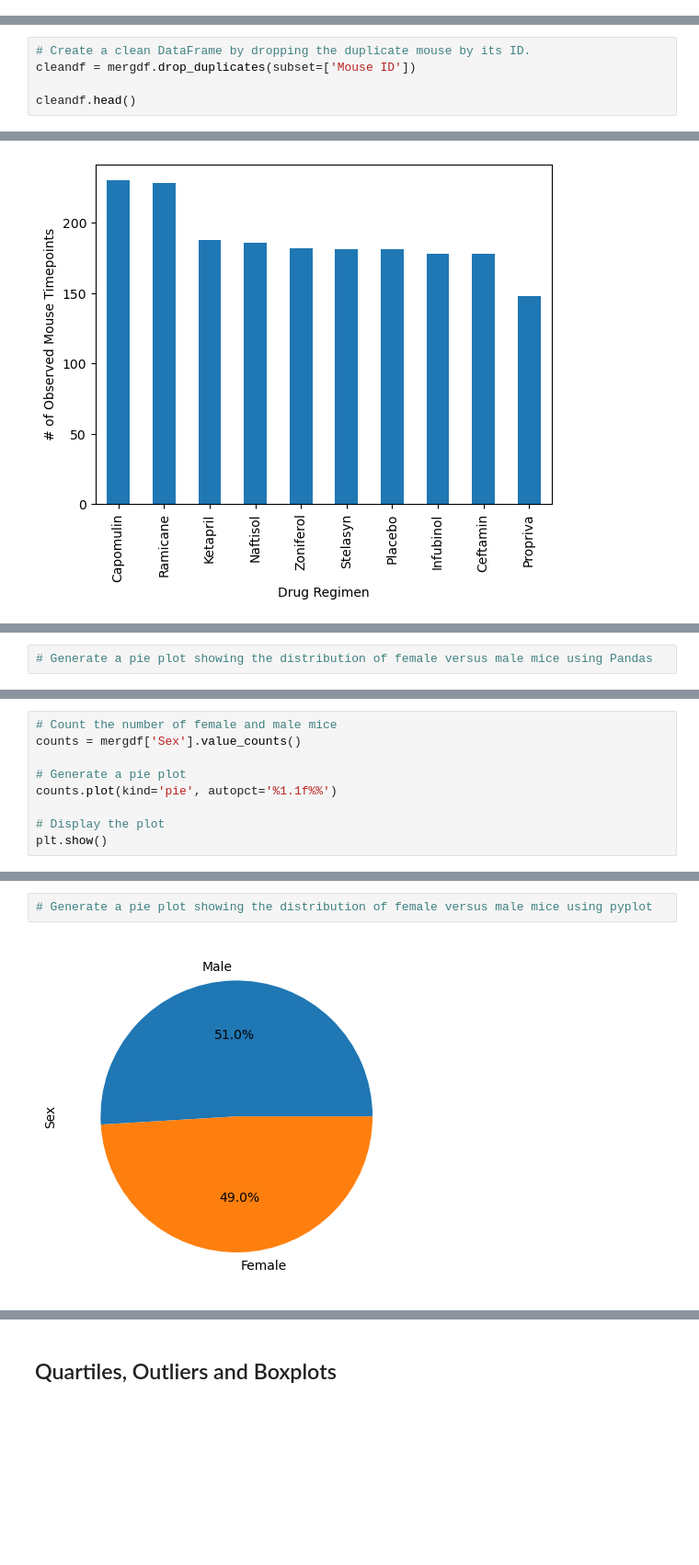
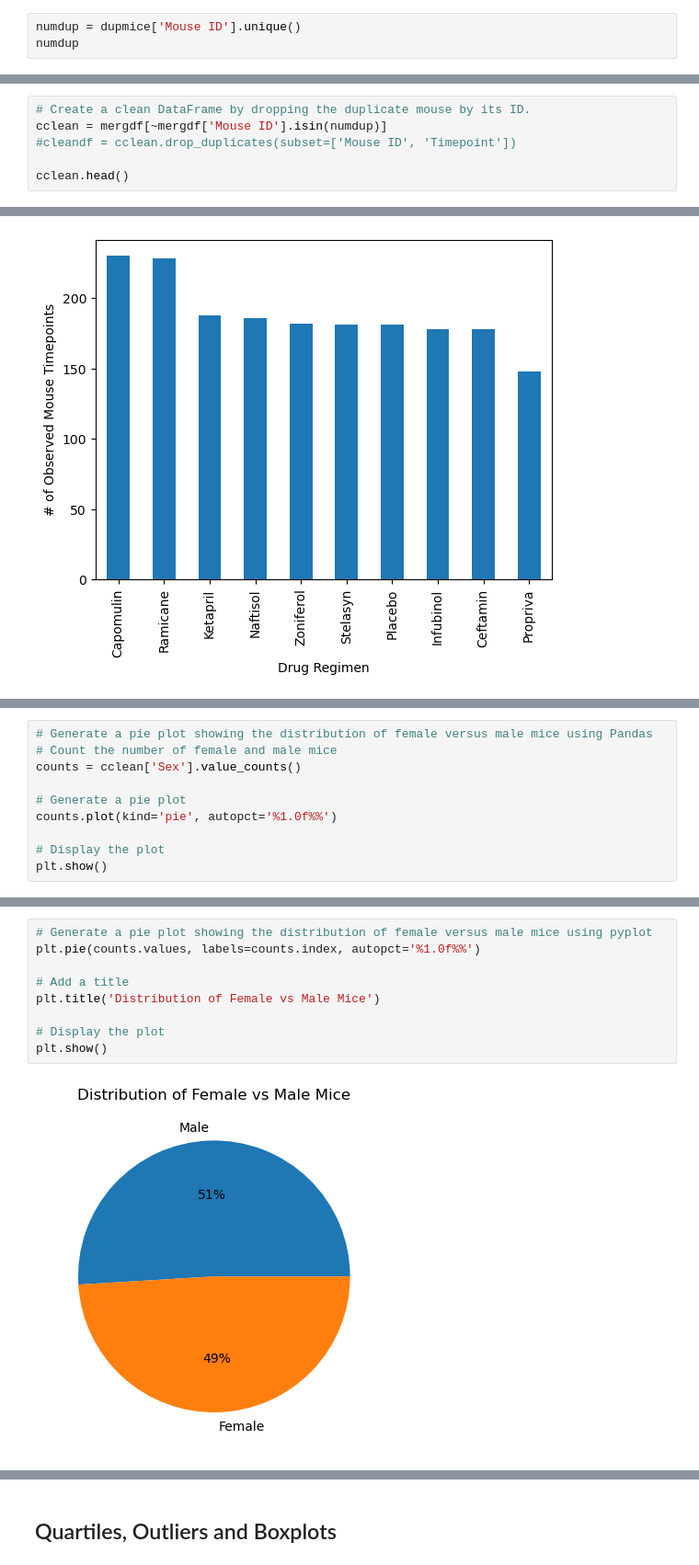
Before and after one commit to johnsonjosiah18/mpl-challenge, a Jupyter notebook: pymaceuticals_starter.ipynb, the cells around one changed output, grey strips where cells are left out. Shown at 92% size. Cells and saved outputs as stored; diff of their text form; blank space fills up the shorter version.

```diff
--- a/pymaceuticals_starter.ipynb
+++ b/pymaceuticals_starter.ipynb
@@ -60,0 +59,3 @@ Mouse IDs with duplicate time points:  ['g989']
+# %%
+numdup = dupmice['Mouse ID'].unique()
+numdup
@@ -79,8 +83,9 @@ duplicated_mouse_data
 | 872 | g989 | 35 | 62.570880 | 2 | Propriva | Female | 21 | ... |
 # %%
 # Create a clean DataFrame by dropping the duplicate mouse by its ID.
-cleandf = mergdf.drop_duplicates(subset=['Mouse ID'])
+cclean = mergdf[~mergdf['Mouse ID'].isin(numdup)]
+#cleandf = cclean.drop_duplicates(subset=['Mouse ID', 'Timepoint'])
 
-cleandf.head()
+cclean.head()
 # %% [output]
 |  | Mouse ID | Timepoint | Tumor Volume (mm3) | Metastatic Sites | Drug Regimen | Sex | Age_months | ... |
@@ -187,3 +202,11 @@ plt.show()
 # %%
 # Generate a pie plot showing the distribution of female versus male mice using Pandas
+# Count the number of female and male mice
+counts = cclean['Sex'].value_counts()
+
+# Generate a pie plot
+counts.plot(kind='pie', autopct='%1.0f%%')
+
+# Display the plot
+plt.show()
 # %% [output]
@@ -191,9 +213,0 @@ plt.show()
-# %%
-# Count the number of female and male mice
-counts = mergdf['Sex'].value_counts()
-
-# Generate a pie plot
-counts.plot(kind='pie', autopct='%1.1f%%')
-
-# Display the plot
-plt.show()
@@ -202,4 +214,11 @@ plt.show()
 # %%
 # Generate a pie plot showing the distribution of female versus male mice using pyplot
+plt.pie(counts.values, labels=counts.index, autopct='%1.0f%%')
+
+# Add a title
+plt.title('Distribution of Female vs Male Mice')
+
+# Display the plot
+plt.show()
 # %% [output]
-[figure, old version]
+[figure, new version]
```
Also changed, not shown: parts of 28 cells of this notebook.
